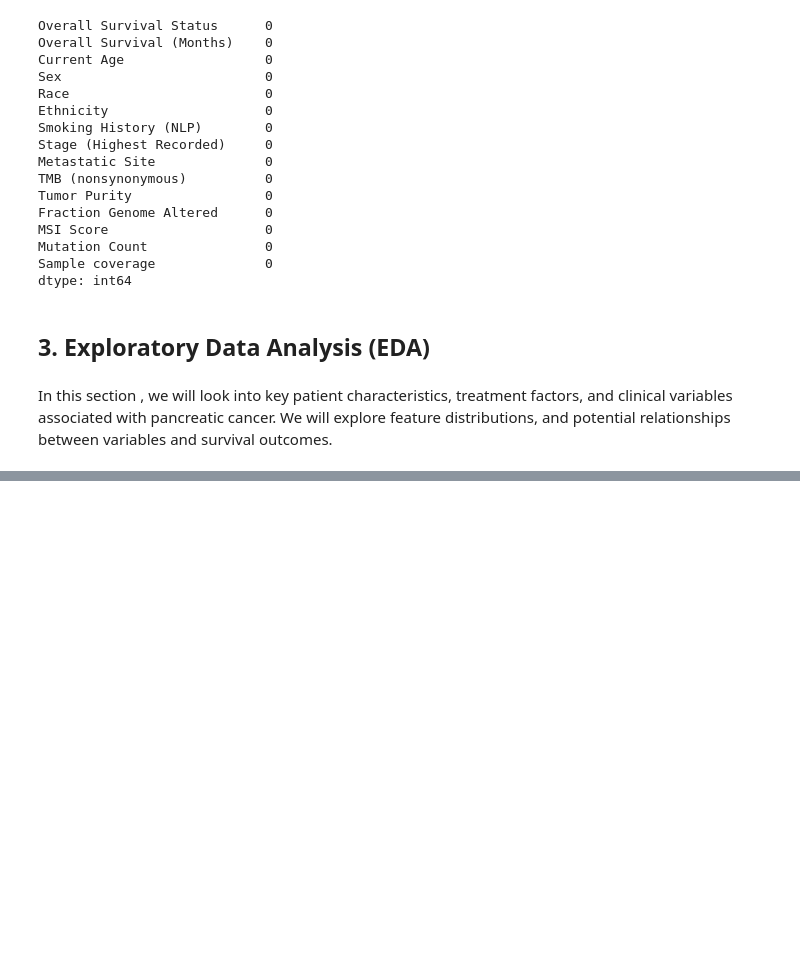
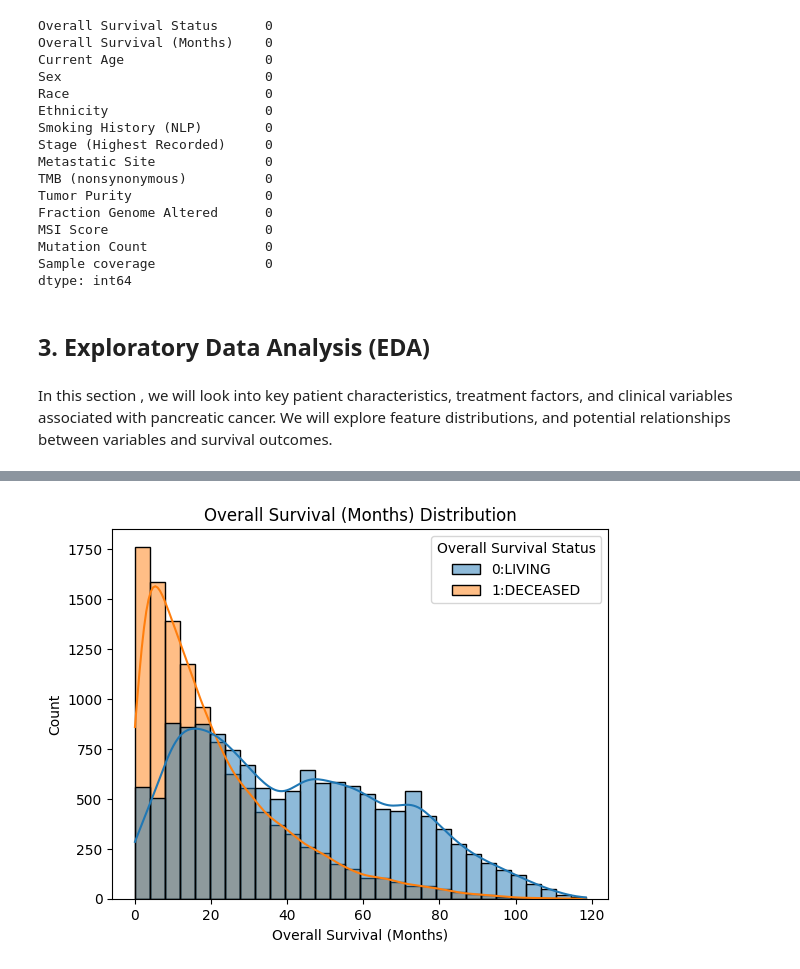
Before and after one commit to chriskarta/Pancreatic-Cancer-Survival-Prediction, a Jupyter notebook: index.ipynb, the cells around one changed output, grey strips where cells are left out. Cells and saved outputs as stored; diff of their text form; code cells hidden in the pictures; blank space fills up the shorter version.

```diff
--- a/index.ipynb
+++ b/index.ipynb
@@ -247,0 +270,7 @@ In this section , we will look into key patient characteristics, treatment facto
+# %%
+# Survival in months
+sns.histplot(data=df_filtered, x='Overall Survival (Months)', bins=30, kde=True, hue='Overall Survival Status')
+plt.title('Overall Survival (Months) Distribution')
+plt.show()
+# %% [output]
+[figure, added]
```
Also changed, not shown: parts of 33 cells of this notebook.
